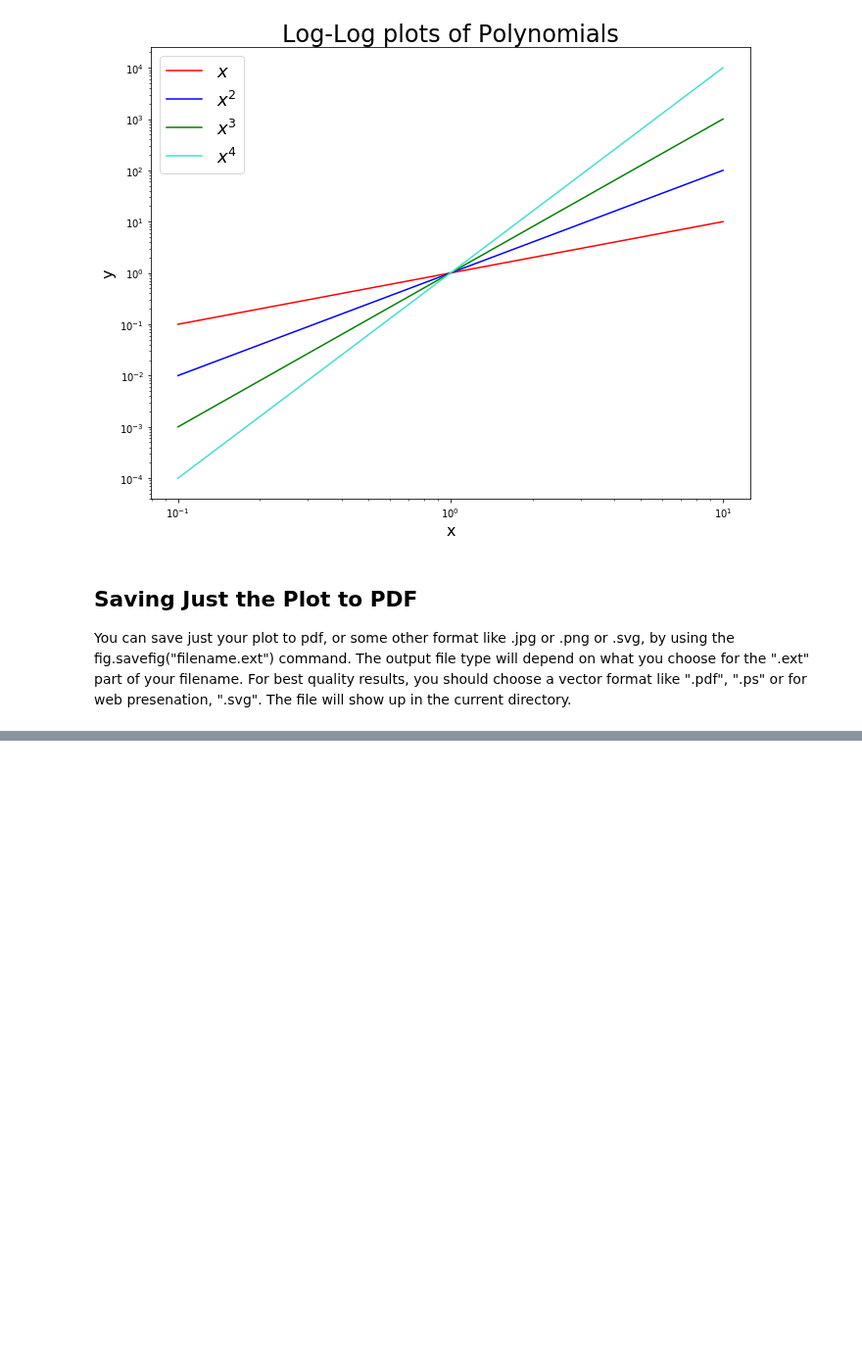
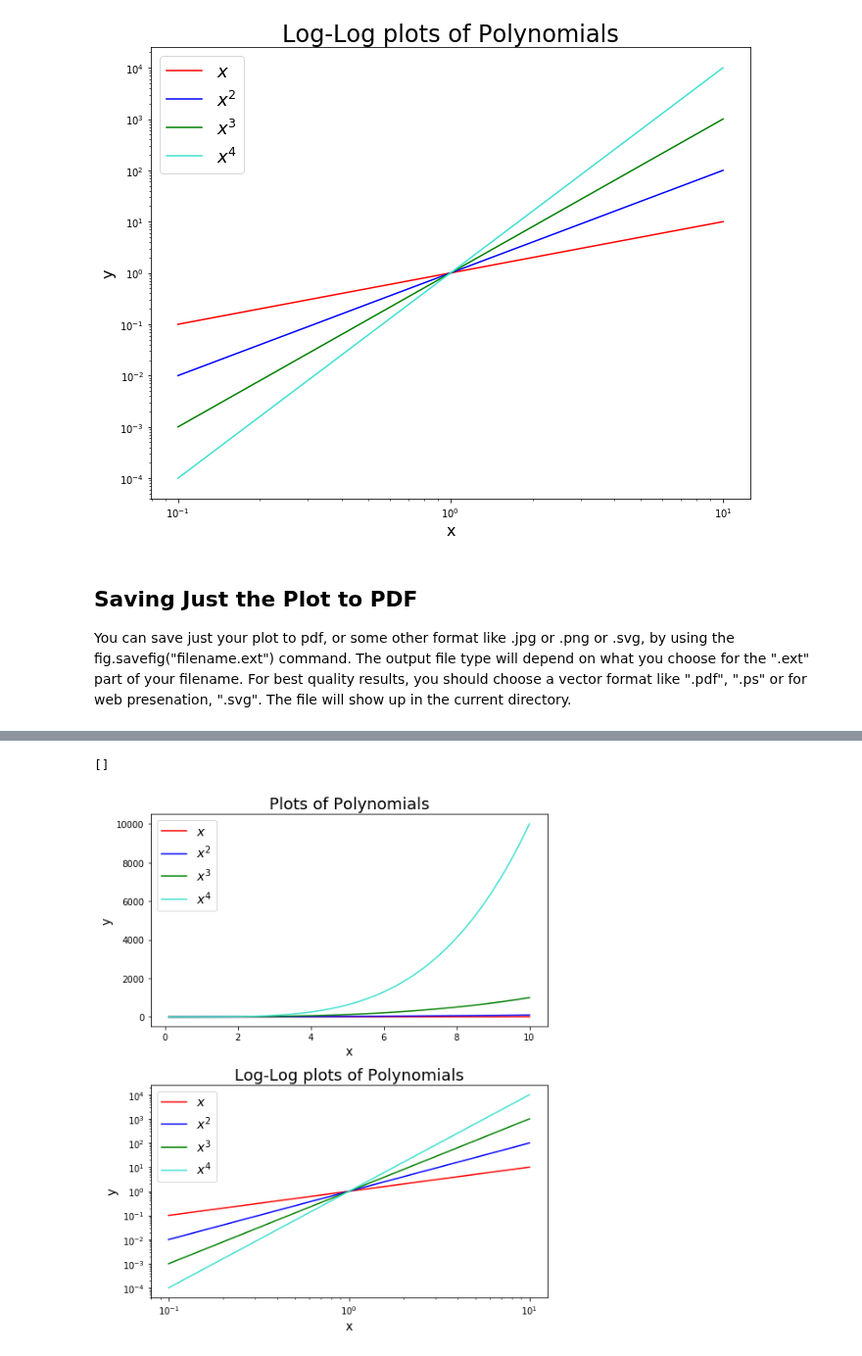
Before and after one commit to mholtrop/Phys601, a Jupyter notebook: Notebooks/03_Intro_Plotting.ipynb, the cells around one changed output, grey strips where cells are left out. Shown at 98% size. Saved outputs shown, nothing was run; the diff lists cells and outputs as text; code cells hidden in the pictures; blank space fills up the shorter version.

```diff
--- a/Notebooks/03_Intro_Plotting.ipynb
+++ b/Notebooks/03_Intro_Plotting.ipynb
@@ -131,0 +167,27 @@ fig.savefig("poly_log_log.pdf")
+# %%
+fig,(ax1,ax2)=plt.subplots(2,1,figsize=(8,10)) # Two plots vertically stacked
+fig.subplots_adjust(hspace=0.275)              # A little more space between the plots for the second title
+ax1.plot(x,y1,label="$x$",color="red")   # Make the plot on the axes, give it a label for the legend.
+ax1.plot(x,y2,label="$x^2$",color="blue")   # Make the plot on the axes, give it a label for the legend.
+ax1.plot(x,y3,label="$x^3$",color="green")   # Make the plot on the axes, give it a label for the legend.
+ax1.plot(x,y4,label="$x^4$",color="turquoise")   # Make the plot on the axes, give it a label for the legend.
+# Note the use of $ formula $ - this typesets using LaTex.
+ax1.set_title('Plots of Polynomials',fontsize=18) # Give the plot a title, extra large.
+ax1.set_xlabel('x',fontsize=14)                        # Set a label of the x-axis
+ax1.set_ylabel('y',fontsize=14)
+ax1.legend(fontsize=14)
+
+ax2.plot(x,y1,label="$x$",color="red")   # Make the plot on the axes, give it a label for the legend.
+ax2.plot(x,y2,label="$x^2$",color="blue")   # Make the plot on the axes, give it a label for the legend.
+ax2.plot(x,y3,label="$x^3$",color="green")   # Make the plot on the axes, give it a label for the legend.
+ax2.plot(x,y4,label="$x^4$",color="turquoise")   # Make the plot on the axes, give it a label for the legend.
+# Note the use of $ formula $ - this typesets using LaTex.
+ax2.set_title('Log-Log plots of Polynomials',fontsize=18) # Give the plot a title, extra large.
+ax2.set_xlabel('x',fontsize=14)                        # Set a label of the x-axis
+ax2.set_ylabel('y',fontsize=14)
+ax2.legend(fontsize=14)
+ax2.semilogy()
+ax2.semilogx()
+# %% [output]
+[]
+[figure, added]
```
Also changed, not shown: parts of 3 cells of this notebook, 4 other files.
